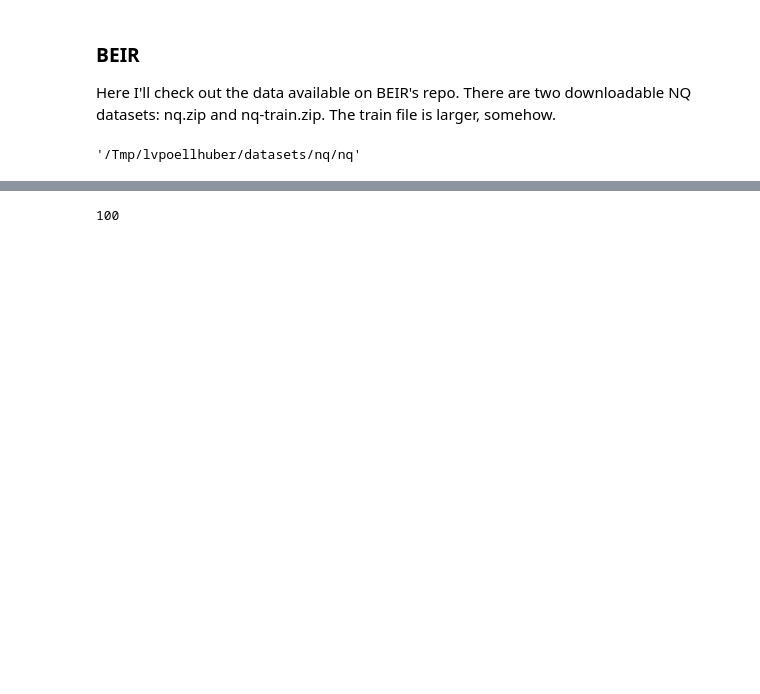
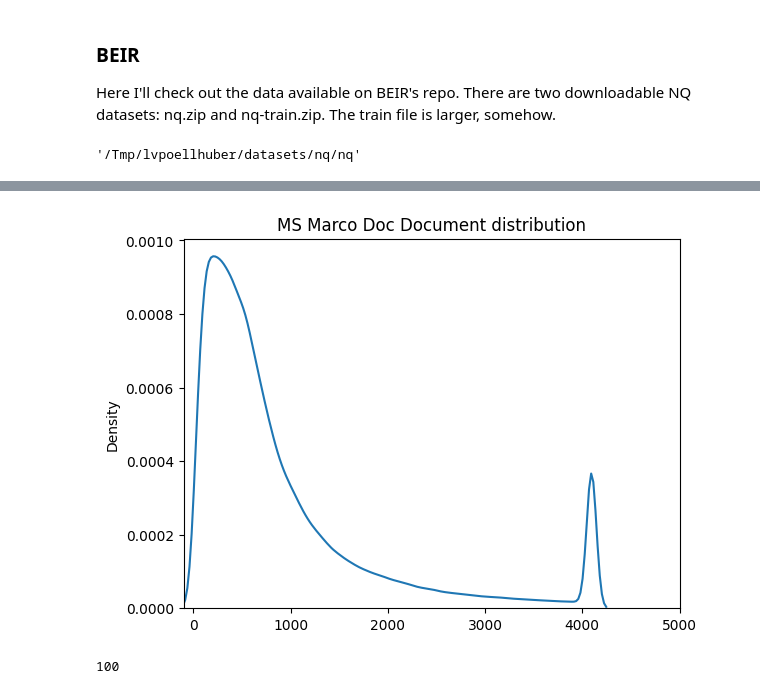
Before and after one commit to louisVincentPoellhuber/benchmarkIR, a Jupyter notebook: src/retrieval/longcontext.ipynb, the cells around one changed output, grey strips where cells are left out. Drawn from its saved outputs; the diff is of its cells as text; code cells hidden in the pictures; blank space fills up the shorter version.

```diff
--- a/src/retrieval/longcontext.ipynb
+++ b/src/retrieval/longcontext.ipynb
@@ -134,3 +164,21 @@ corpus, queries, qrels = GenericDataLoader(data_folder=data_path).load(split="te
+# %%
+ms_corpus, ms_queries, ms_qrels = GenericDataLoader(data_folder="/Tmp/lvpoellhuber/datasets/msmarco-doc").load(split="test")
+# %%
+ms_corpus_lengths = []
+
+for docid, item in tqdm(ms_corpus.items()):
+    text = item["text"]+" "+item["title"]
+    if text.count(" ")>=4096:
+        ms_corpus_lengths.append(4096)
+    else:
+        ms_corpus_lengths.append(text.count(" "))
+# %%
+sns.kdeplot(ms_corpus_lengths)
+plt.xlim([-100, 5000])
+plt.title("MS Marco Doc Document distribution")
+plt.show()
+# %% [output]
+[figure, added]
 # %%
 qs = []
 
```
Also changed, not shown: parts of 28 cells of this notebook, 26 other files.
